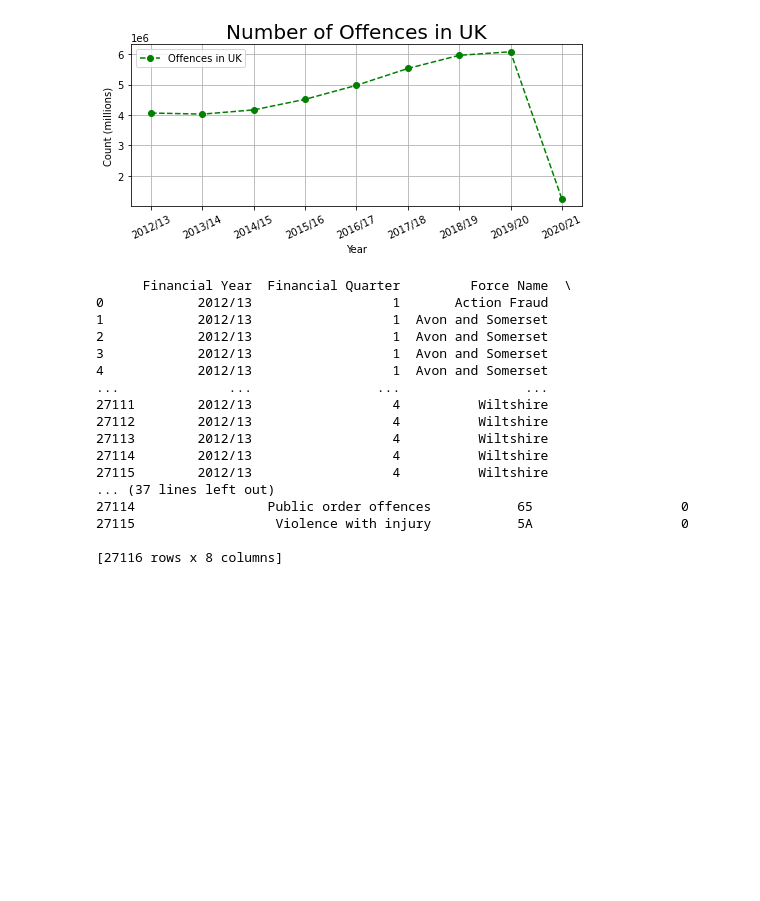
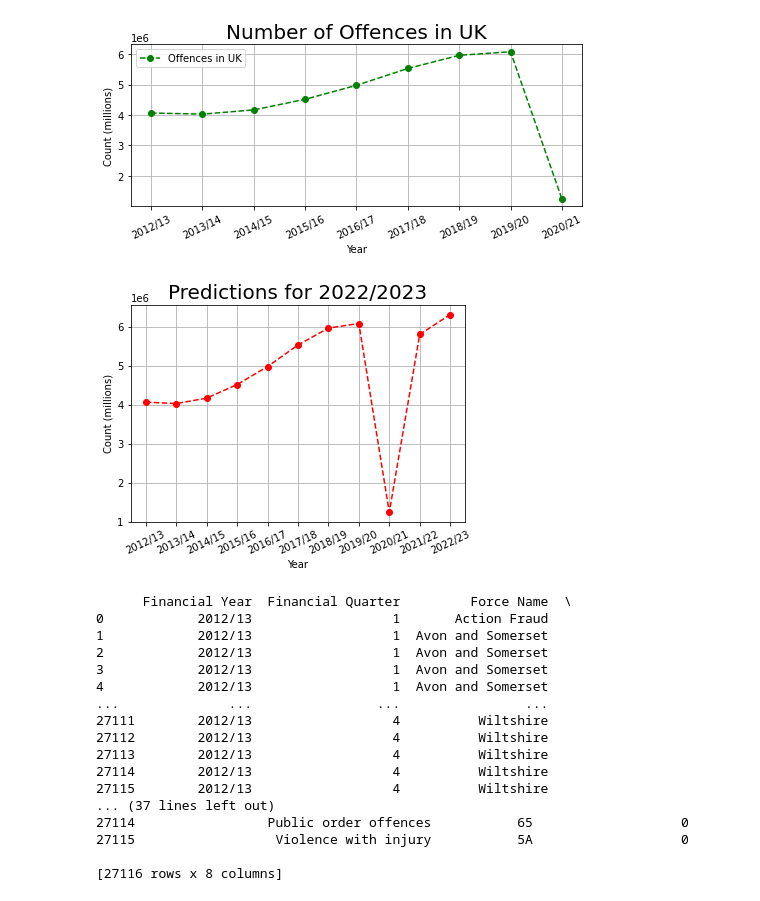
Before and after one commit to amanpritaston/TOEX, a Jupyter notebook: TOEX.ipynb, the cells around one changed output. Saved outputs shown, nothing was run; the diff lists cells and outputs as text; code cells hidden in the pictures; blank space fills up the shorter version.

```diff
--- a/TOEX.ipynb
+++ b/TOEX.ipynb
@@ -154 +105,14 @@ plt.show ()
+# %%
+x = ["2012/13", "2013/14", "2014/15", "2015/16", "2016/17", "2017/18", "2018/19", "2019/20", "2020/21", "2021/22", "2022/23"]
+y = [4064863,4028602 ,4167619, 4515808, 4976372, 5529910, 5963176, 6080793, 1242195, 5801376, 6309243 ]
+plt.plot(x, y, color = 'r', linestyle = 'dashed',
+         marker = 'o')
+plt.xticks(rotation = 25)
+plt.xlabel('Year')
+plt.ylabel('Count (millions)')
+plt.title('Predictions for 2022/2023', fontsize = 20)
+plt.grid()
+plt.show ()
+# %% [output]
+[figure, added]
 # %%
```
Also changed, not shown: parts of 24 cells of this notebook.
